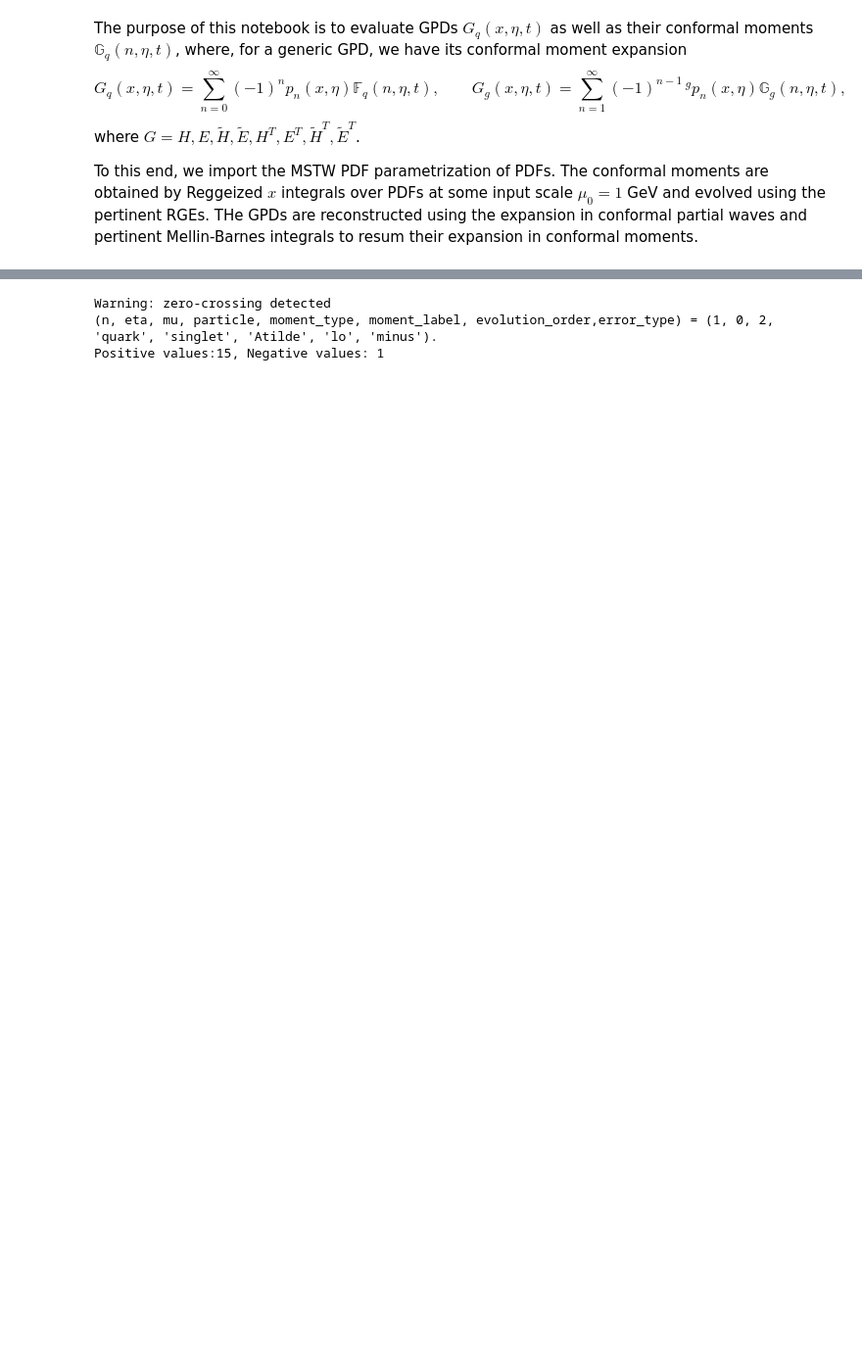
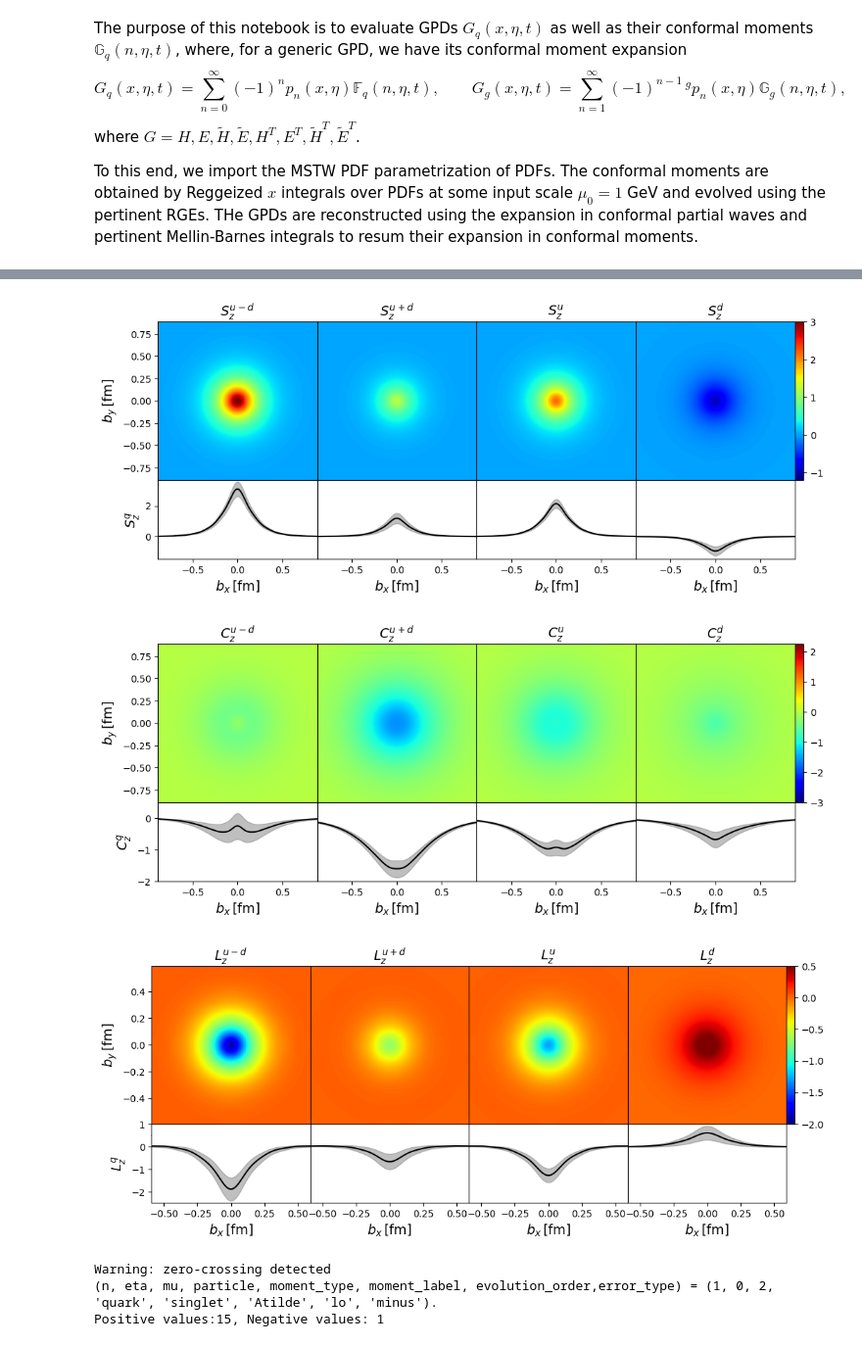
Before and after one commit to HechenMountain/stringy-gpds, a Jupyter notebook: StringBasedGPD.ipynb, the cells around one changed output, grey strips where cells are left out. Shown at 98% size. Drawn from its saved outputs; the diff is of its cells as text; code cells hidden in the pictures; blank space fills up the shorter version.

```diff
--- a/StringBasedGPD.ipynb
+++ b/StringBasedGPD.ipynb
@@ -160,3 +88,12 @@ Working on ('gluon', 'singlet', 'Atilde', 'nlo', 'minus') at (eta,t,mu) = (0, -0
+# %%
+from stringy_gpds.core import plot_fourier_transform_quark_helicity, plot_fourier_transform_quark_spin_orbit_correlation, plot_fourier_transform_quark_orbital_angular_momentum
+plot_fourier_transform_quark_helicity(0,2,moment_type="all",read_from_file=True,write_to_file=False,ymin=-1.5,ymax=3.7,vmin=-1.2,vmax=3)
+plot_fourier_transform_quark_spin_orbit_correlation(0,2,moment_type="all",read_from_file=True,write_to_file=False,ymin=-2,ymax=.5,vmin=-3,vmax=2.25)
+plot_fourier_transform_quark_orbital_angular_momentum(0,2,moment_type="all",read_from_file=True,write_to_file=False,ymin=-2.5,ymax=1,vmin=-2,vmax=.5)
+# %% [output]
+[figure, added]
+[figure, added]
+[figure, added]
 # %%
 from stringy_gpds.fit import dipole_fit_moment
 from itertools import product
```
Also changed, not shown: parts of 26 cells of this notebook, 3 other files.
